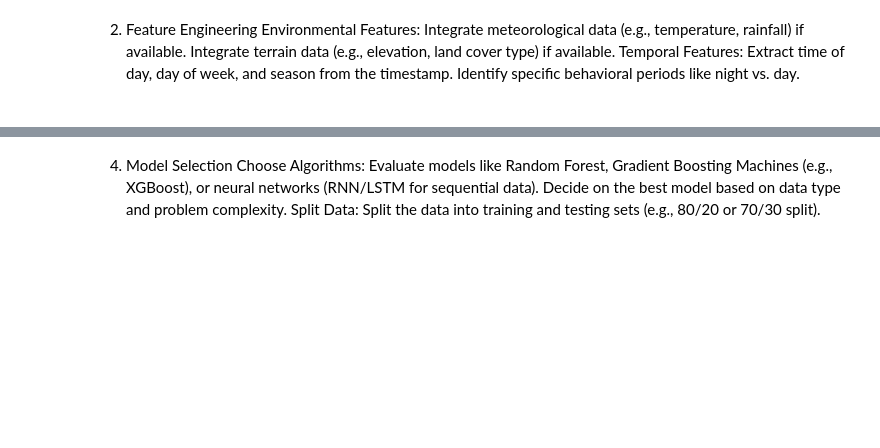
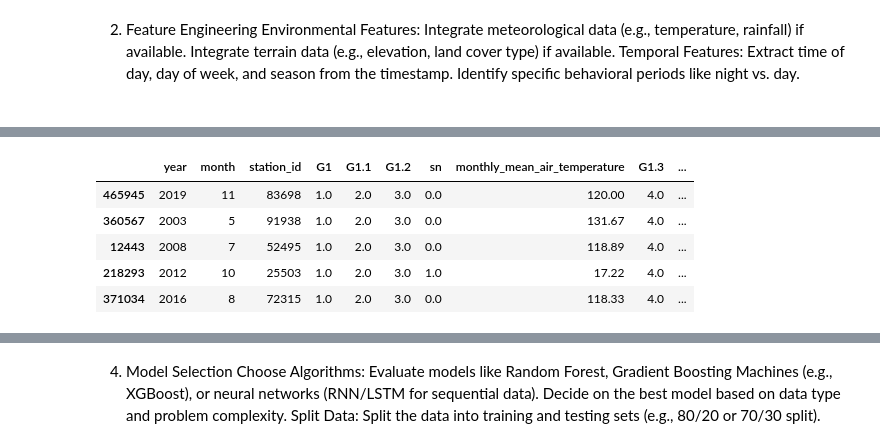
Before and after one commit to HenriqueGuima/ML-Jaguar-Movement-Geo-Referencing, a Jupyter notebook: main.ipynb, the cells around one changed output, grey strips where cells are left out. Drawn from its saved outputs; the diff is of its cells as text; code cells hidden in the pictures; blank space fills up the shorter version.

```diff
--- a/main.ipynb
+++ b/main.ipynb
@@ -218,11 +244,12 @@ stations_data = pd.read_csv(path + '/dwd-cdc_station_data_ww.csv')
 reports_data.to_csv('DataS1/monthly-climat-reports-from-stations-worldwide.csv', index=False)
 stations_data.to_csv('DataS1/dwd-cdc_station_data_ww.csv', index=False)
 
-# reports_data = reports_data.sample(frac=1/3)
-# stations_data = stations_data.sample(frac=1/3)
-
 print(reports_data.shape)
 print(stations_data.shape)
+
+reports_data = reports_data.sample(SAMPLE_SIZE)
+# stations_data = stations_data.sample(SAMPLE_SIZE)
+
 # print(reports_data.head())
 # print(stations_data.head())
 
@@ -406,0 +274,70 @@ OperationalError: duplicate column name: yr
+# %%
+# Remove columns
+reports_data_dropped = reports_data.drop(['Po', 'Po.1', 'P', 'P.1', 'T.1', 'st', 'st.1',
+                                          'Tx.1', 'Tn.1',
+                                          'e', 'e.1',
+                                          'R1.1', 'nr.1', 'S1.1', 'Rd', 'mp', 'mT', 'mTx', 'mTn', 'me', 'mR', 'mS',
+                                            #   'sn', 'sn.1', 'sn.2', 'sn.3', 'sn.4', 'sn.5', 'sn.6', 'sn.7', 'sn.8', 'sn.9',
+                                            # 'G1', 'G1.1', 'G1.2', 'G1.3', 'G1.4', 'G1.5', 'G1.6', 'G1.7', 'G1.8',
+                                            # 'G2', 'G2.1', 'G2.2', 'G2.3', 'G2.4', 'G2.5', 'G2.6', 'G2.7', 'G2.8', 'G2.9',
+                                            # 'G3', 'G3.1', 'G3.2', 'G3.3', 'G3.4', 'G3.5', 'G3.6', 'G3.7', 'G3.8', 'G3.9',
+                                            # 'G4', 'G4.1', 'G4.2', 'G4.3', 'G4.4', 'G4.5', 'G4.6', 'G4.7',
+                                            'Yb', 'Yc', 'P', 'YP', 'YR', 'YS', 'YT', 'YTx',
+                                            'Ye', 'G4', 'Txd', 'yx', 'Tnd', 'Tax', 'Tan' ], axis=1)
+
+# Drop columns with no data
+reports_data_dropped = reports_data_dropped.dropna(axis=1, how='all')
+
+# Rename columns
+reports_data_renamed = reports_data_dropped.rename(columns={'IIiii':'station_id', 'T':'monthly_mean_air_temperature',
+                                            'Tx':'mean_daily_maximum_air_temperature',
+                                            'Tn':'mean_daily_minimum_air_temperature',
+                                            'R1':'total_precipitation_month', 'S1':'total_sunshine_month',
+                                            'ps':'percentage_total_sunshine_duration_relative_normal',
+                                            'P0':'monthly_mean_pressure_station_level', 'e':'mean_vapor_pressure_month',
+                                            'nr':'number_days_month_precipitation',
+                                            'yP':'missing_years_air_pressure', 'yR':'missing_years_precipitation', 'yS':'missing_years_sunshine_duration',
+                                            'yT':'missing_years_mean_air_temperature', 'yTx':'missing_years_mean_extreme_air_temperature', 'ye':'missing_years_vapor_pressure',
+                                            'T25':'days_month_maximum_air_temperature_25', 'T30':'days_month_maximum_air_temperature_30',
+                                            'T35':'days_month_maximum_air_temperature_35', 'T40':'days_month_maximum_air_temperature_40',
+                                            'Tn0':'days_month_minimum_air_temperature_0', 'Tx0':'days_month_maximum_air_temperature_0', 'R01':'days_month_precipitation_1',
+                                            'R05':'days_month_precipitation_5', 'R10':'days_month_precipitation_10', 'R50':'days_month_precipitation_50',
+                                            'R100':'days_month_precipitation_100', 'R150':'days_month_precipitation_150', 's00':'days_month_snow_depth_0',
+                                            's01':'days_month_snow_depth_1', 's10':'days_month_snow_depth_10', 's50':'days_month_snow_depth_50', 'f10':'days_month_wind_speed_10',
+                                            'f20':'days_month_wind_speed_20', 'f30':'days_month_wind_speed_30', 'V1':'days_month_visibility_50', 'V2':'days_month_visibility_100',
+                                            'V3':'days_month_visibility_1000', 'yn': 'day_lowest_daily_mean_air_temperature_month', 'yax': 'day_highest_daily_mean_air_temperature_month', 'yan':'day_lowest_air_tempreature_month',
+                                            'Rx':'highest_daily_amount_precipitation_month_tenths_mm',
+                                            # 'yr':'day_highest_daily_amount_precipitation_month'
+                                            })
+
+# Remove rows with missing values in [year]
+reports_data_renamed = reports_data_renamed.dropna(subset=['year'])
+
+# Enconde Year, Month, and Station ID to integer
+reports_data_renamed['year'] = reports_data_renamed['year'].apply(lambda x: int(x) if pd.notnull(x) else x)
+reports_data_renamed['month'] = reports_data_renamed['month'].apply(lambda x: int(x) if pd.notnull(x) else x)
+reports_data_renamed['station_id'] = reports_data_renamed['station_id'].apply(lambda x: int(x) if pd.notnull(x) else x)
+reports_data_renamed['sn'] = reports_data_renamed['sn'].apply(lambda x: int(x) if pd.notnull(x) else x)
+
+# Convert temperature features to Celsius
+# °C = (°F - 32) × 5/9
+reports_data_renamed['monthly_mean_air_temperature'] = farenheit_to_celsius(reports_data_renamed['monthly_mean_air_temperature']).round(2)
+reports_data_renamed['mean_daily_maximum_air_temperature'] =  farenheit_to_celsius(reports_data_renamed['mean_daily_maximum_air_temperature']).round(2)
+reports_data_renamed['mean_daily_minimum_air_temperature'] = farenheit_to_celsius(reports_data_renamed['mean_daily_minimum_air_temperature']).round(2)
+
+# Check for missing values in temperature features
+# print(reports_data_renamed[['monthly_mean_air_temperature', 'mean_daily_maximum_air_temperature', 'mean_daily_minimum_air_temperature']].isnull().sum())
+
+# Fill missing values with the mean
+reports_data_renamed['monthly_mean_air_temperature'] = reports_data_renamed['monthly_mean_air_temperature'].fillna(reports_data_renamed['monthly_mean_air_temperature'].mean())
+reports_data_renamed['mean_daily_maximum_air_temperature'] = reports_data_renamed['mean_daily_maximum_air_temperature'].fillna(reports_data_renamed['mean_daily_maximum_air_temperature'].mean())
+reports_data_renamed['mean_daily_minimum_air_temperature'] = reports_data_renamed['mean_daily_minimum_air_temperature'].fillna(reports_data_renamed['mean_daily_minimum_air_temperature'].mean())
+
+print(reports_data_renamed[['monthly_mean_air_temperature', 'mean_daily_maximum_air_temperature', 'mean_daily_minimum_air_temperature']].isnull().sum())
+
+# # Show null values
+# print(reports_data_renamed.isnull().sum())
+reports_data_renamed.to_csv('DataS1/monthly-climat-reports-from-stations-worldwide-cleaned.csv', index=False)
+
+reports_data_renamed.head()
+# %% [output]
@@ -406,0 +348,6 @@ OperationalError: duplicate column name: yr
+|  | year | month | station_id | G1 | G1.1 | G1.2 | sn | monthly_mean_air_temperature | G1.3 | ... |
+| 465945 | 2019 | 11 | 83698 | 1.0 | 2.0 | 3.0 | 0.0 | 120.00 | 4.0 | ... |
+| 360567 | 2003 | 5 | 91938 | 1.0 | 2.0 | 3.0 | 0.0 | 131.67 | 4.0 | ... |
+| 12443 | 2008 | 7 | 52495 | 1.0 | 2.0 | 3.0 | 0.0 | 118.89 | 4.0 | ... |
+| 218293 | 2012 | 10 | 25503 | 1.0 | 2.0 | 3.0 | 1.0 | 17.22 | 4.0 | ... |
+| 371034 | 2016 | 8 | 72315 | 1.0 | 2.0 | 3.0 | 0.0 | 118.33 | 4.0 | ... |
```
Also changed, not shown: parts of 17 cells of this notebook.
